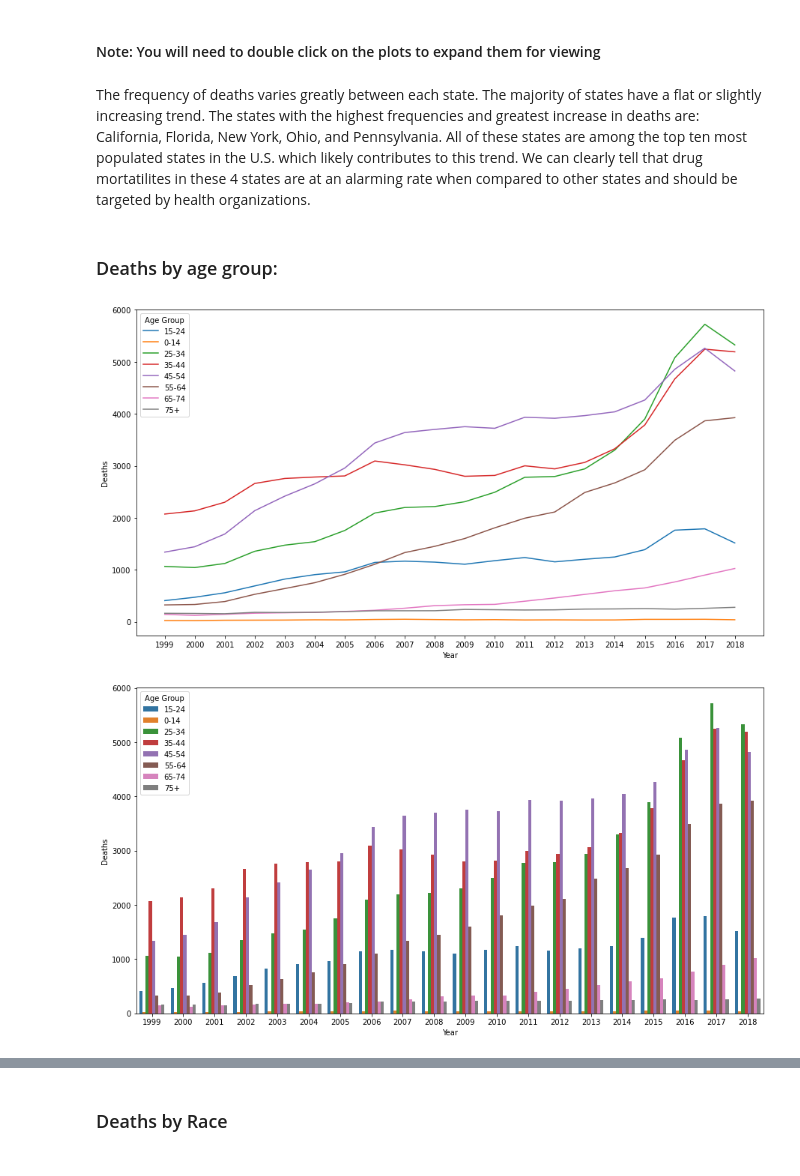
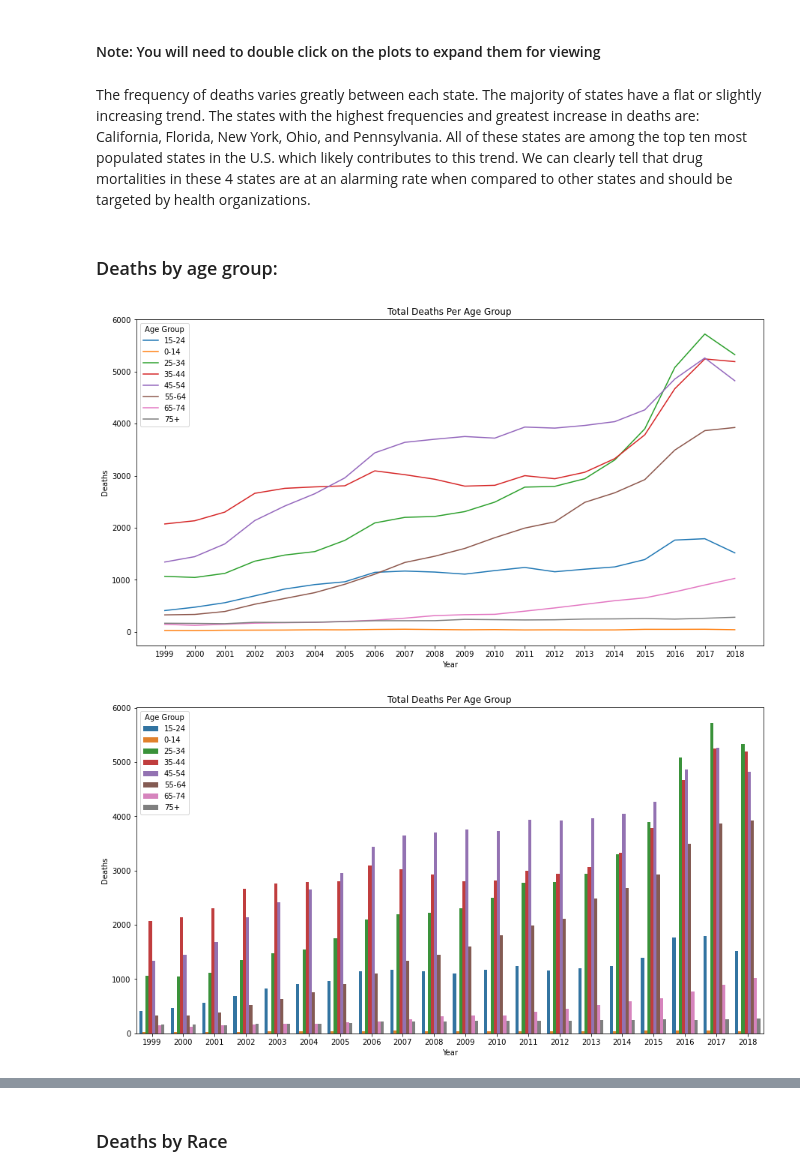
Before and after one commit to cwaggles/TOOL1_FINAL_PROJECT, a Jupyter notebook: Data Science Tools 1 - Final Project.ipynb, the cells around one changed output, grey strips where cells are left out. Saved outputs shown, nothing was run; the diff lists cells and outputs as text; code cells hidden in the pictures.

Commit message:
added titles to graphs and made final edits

```diff
--- a/Data Science Tools 1 - Final Project.ipynb
+++ b/Data Science Tools 1 - Final Project.ipynb
@@ -216,23 +217,25 @@ plt.show()
 # %% [markdown]
 #### Note: You will need to double click on the plots to expand them for viewing
 # %% [markdown]
-The frequency of deaths varies greatly between each state. The majority of states have a flat or slightly increasing trend. The states with the highest frequencies and greatest increase in deaths are: California, Florida, New York, Ohio, and Pennsylvania. All of these states are among the top ten most populated states in the U.S. which likely contributes to this trend. We can clearly tell that drug mortatilites in these 4 states are at an alarming rate when compared to other states and should be targeted by health organizations.
+The frequency of deaths varies greatly between each state. The majority of states have a flat or slightly increasing trend. The states with the highest frequencies and greatest increase in deaths are: California, Florida, New York, Ohio, and Pennsylvania. All of these states are among the top ten most populated states in the U.S. which likely contributes to this trend. We can clearly tell that drug mortalities in these 4 states are at an alarming rate when compared to other states and should be targeted by health organizations.
 # %% [markdown]
 ### Deaths by age group:
 # %%
 %matplotlib inline
 plt.figure(figsize=(15,8))
 sb.lineplot(x = "Year", y = "Deaths", hue = "Age Group", ci=None, data=age_grouped_us)
 x_ticks = np.arange(1999, 2019, 1)
 plt.xticks(x_ticks)
+plt.title('Total Deaths Per Age Group')
 plt.show()
 # %% [output]
-[figure, old version]
+[figure, new version]
 # %%
 %matplotlib inline
 plt.figure(figsize=(15,8))
 sb.barplot(data=age_grouped_us,  x="Year",  y="Deaths", hue="Age Group", ci=None)
+plt.title('Total Deaths Per Age Group')
 plt.show()
 # %% [output]
-[figure, old version]
+[figure, new version]
 # %% [markdown]
```
Also changed, not shown: parts of 7 cells of this notebook.
